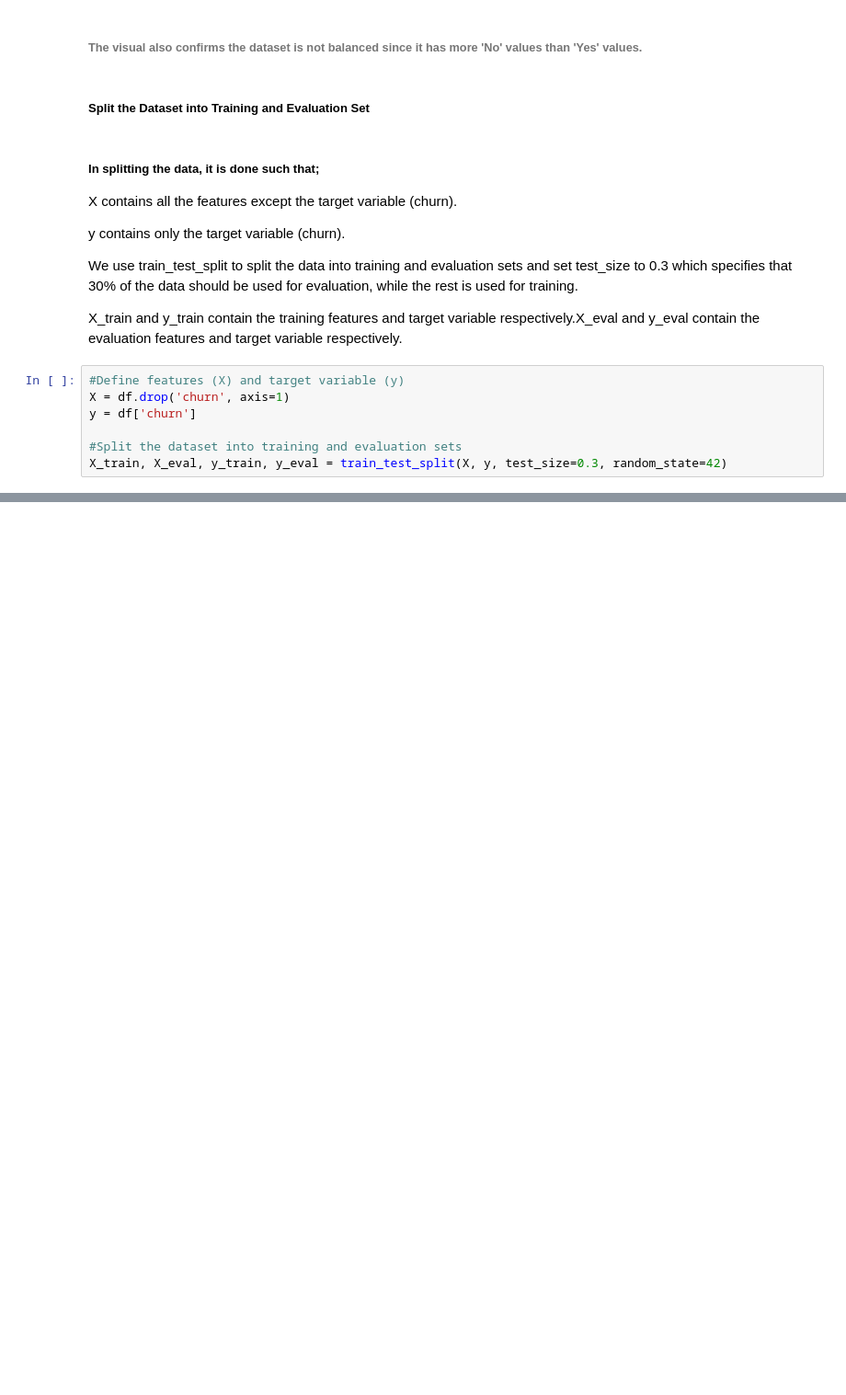
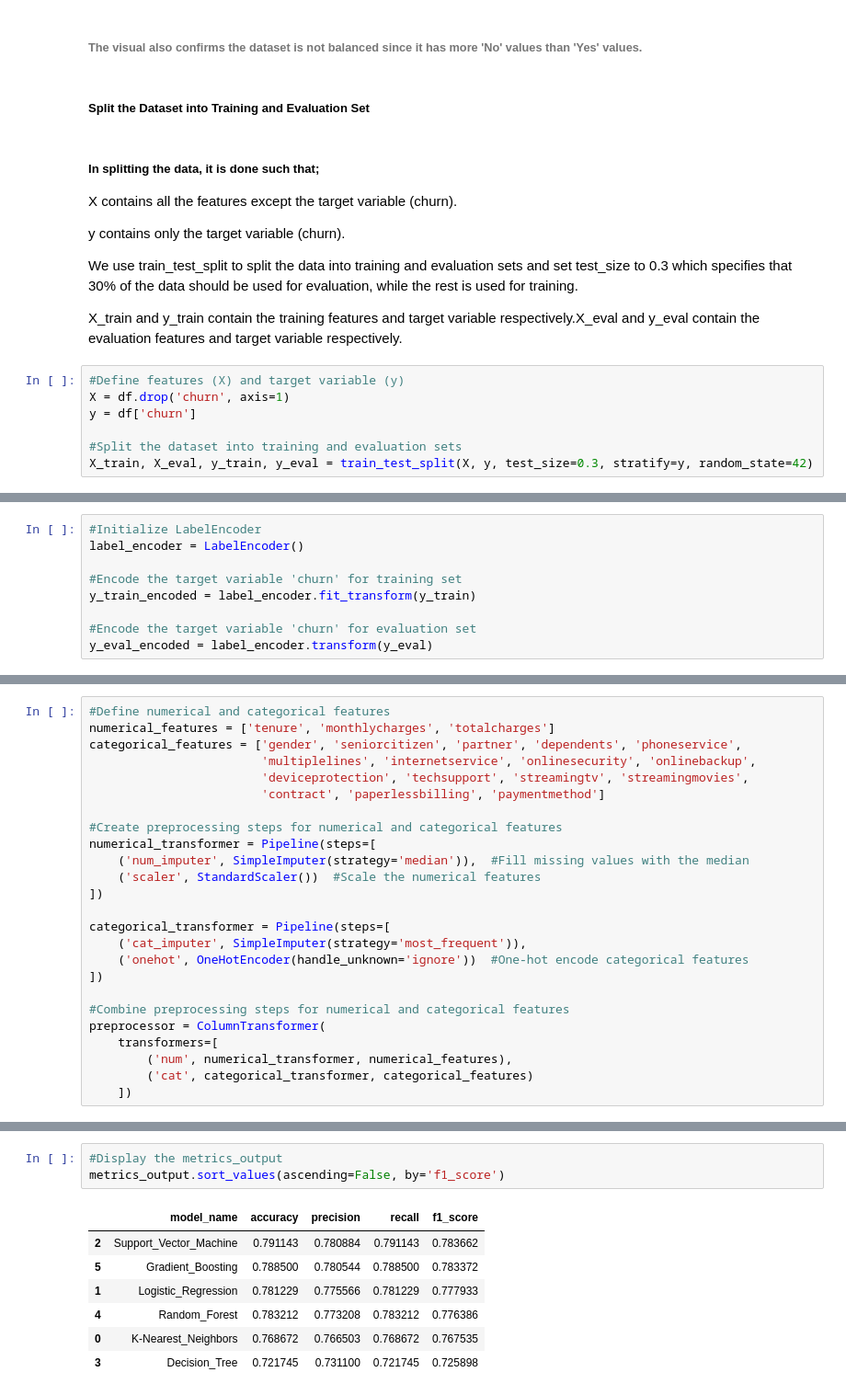
Before and after one commit to AndyMortey/A-Classification-Project-The-Customer-Churn-Analysis, a Jupyter notebook: notebook.ipynb, the cells around one changed output, grey strips where cells are left out. Shown at 92% size. Saved outputs shown, nothing was run; the diff lists cells and outputs as text; blank space fills up the shorter version.

```diff
--- a/notebook.ipynb
+++ b/notebook.ipynb
@@ -1020,5 +1024,5 @@ X = df.drop('churn', axis=1)
 y = df['churn']
 
 #Split the dataset into training and evaluation sets
-X_train, X_eval, y_train, y_eval = train_test_split(X, y, test_size=0.3, random_state=42)
+X_train, X_eval, y_train, y_eval = train_test_split(X, y, test_size=0.3, stratify=y, random_state=42)
 # %% [markdown]
@@ -1025,0 +1030,9 @@ X_train, X_eval, y_train, y_eval = train_test_split(X, y, test_size=0.3, random_
+# %%
+#Initialize LabelEncoder
+label_encoder = LabelEncoder()
+
+#Encode the target variable 'churn' for training set
+y_train_encoded = label_encoder.fit_transform(y_train)
+
+#Encode the target variable 'churn' for evaluation set
+y_eval_encoded = label_encoder.transform(y_eval)
@@ -1025,0 +1055,25 @@ X_train, X_eval, y_train, y_eval = train_test_split(X, y, test_size=0.3, random_
+# %%
+#Define numerical and categorical features
+numerical_features = ['tenure', 'monthlycharges', 'totalcharges']
+categorical_features = ['gender', 'seniorcitizen', 'partner', 'dependents', 'phoneservice',
+                        'multiplelines', 'internetservice', 'onlinesecurity', 'onlinebackup',
+                        'deviceprotection', 'techsupport', 'streamingtv', 'streamingmovies',
+                        'contract', 'paperlessbilling', 'paymentmethod']
+
+#Create preprocessing steps for numerical and categorical features
+numerical_transformer = Pipeline(steps=[
+    ('num_imputer', SimpleImputer(strategy='median')),  #Fill missing values with the median
+    ('scaler', StandardScaler())  #Scale the numerical features
+])
+
+categorical_transformer = Pipeline(steps=[
+    ('cat_imputer', SimpleImputer(strategy='most_frequent')),
+    ('onehot', OneHotEncoder(handle_unknown='ignore'))  #One-hot encode categorical features
+])
+
+#Combine preprocessing steps for numerical and categorical features
+preprocessor = ColumnTransformer(
+    transformers=[
+        ('num', numerical_transformer, numerical_features),
+        ('cat', categorical_transformer, categorical_features)
+    ])
@@ -1025,0 +1132,11 @@ X_train, X_eval, y_train, y_eval = train_test_split(X, y, test_size=0.3, random_
+# %%
+#Display the metrics_output
+metrics_output.sort_values(ascending=False, by='f1_score')
+# %% [output]
+|  | model_name | accuracy | precision | recall | f1_score |
+| 2 | Support_Vector_Machine | 0.791143 | 0.780884 | 0.791143 | 0.783662 |
+| 5 | Gradient_Boosting | 0.788500 | 0.780544 | 0.788500 | 0.783372 |
+| 1 | Logistic_Regression | 0.781229 | 0.775566 | 0.781229 | 0.777933 |
+| 4 | Random_Forest | 0.783212 | 0.773208 | 0.783212 | 0.776386 |
+| 0 | K-Nearest_Neighbors | 0.768672 | 0.766503 | 0.768672 | 0.767535 |
+| 3 | Decision_Tree | 0.721745 | 0.731100 | 0.721745 | 0.725898 |
```
Also changed, not shown: parts of 7 cells of this notebook, 1 other file.
